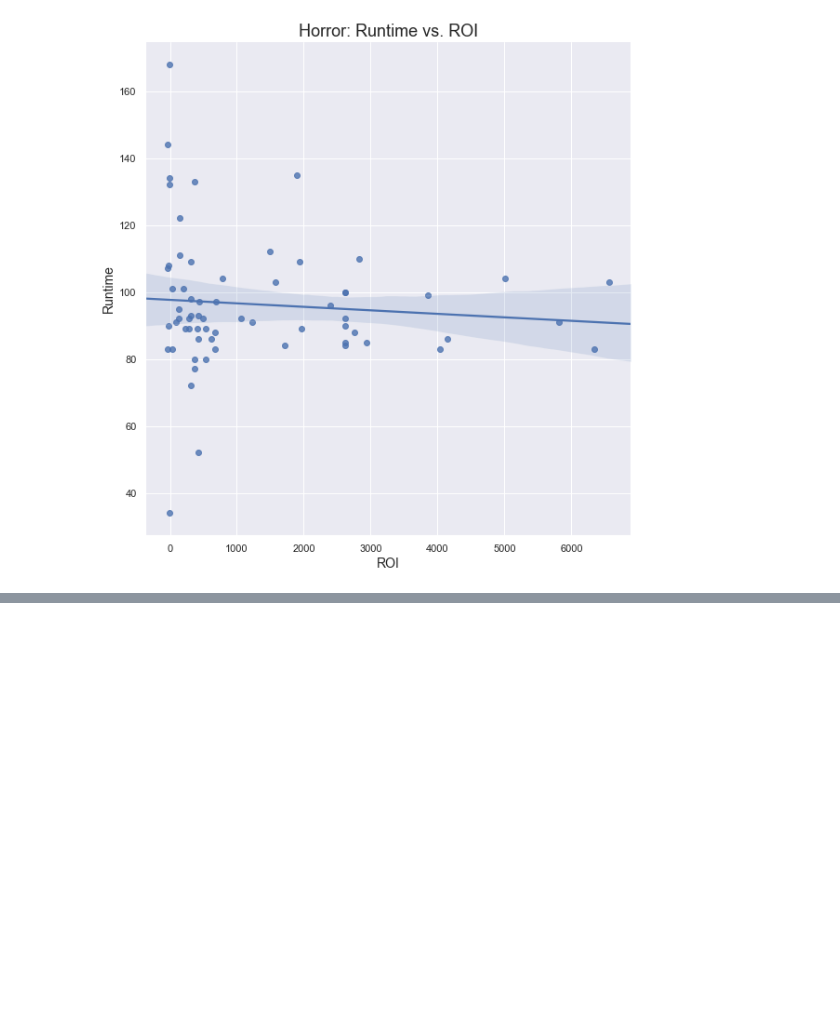
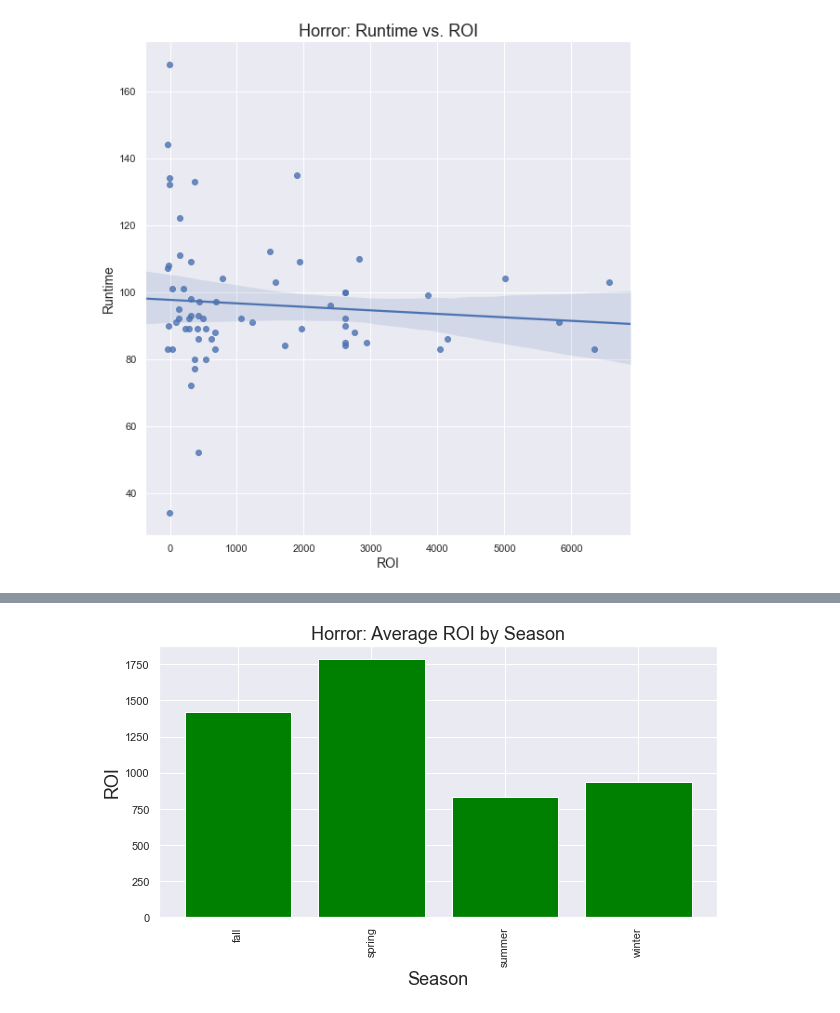
Before and after one commit to christiantsui/Movie-Data-Exploratory-Analysis, a Jupyter notebook: student.ipynb, the cells around one changed output, grey strips where cells are left out. Cells and saved outputs as stored; diff of their text form; code cells hidden in the pictures; blank space fills up the shorter version.

```diff
--- a/student.ipynb
+++ b/student.ipynb
@@ -431,0 +460,3 @@ runtime_horror_df.describe()
+# %%
+# Adding a new column for 'month'
+runtime_horror_df['month'] = runtime_horror_df['release_date'].dt.month
@@ -431,0 +489,13 @@ runtime_horror_df.describe()
+# %%
+# If the month is between 9 and 11 it is 'fall'
+runtime_horror_df.loc[(runtime_horror_df['month'] <= 11) & (runtime_horror_df['month'] >= 9), 'season'] = 'fall'
+
+# If the month is between 12 and 2 it is 'winter'
+runtime_horror_df.loc[(runtime_horror_df['month'] == 12), 'season'] = 'winter'
+runtime_horror_df.loc[runtime_horror_df['month'] <=2, 'season'] = 'winter'
+
+# If the month is between 3 and 5 it is 'spring'
+runtime_horror_df.loc[(runtime_horror_df['month'] >= 3) & (runtime_horror_df['month'] <= 5), 'season'] = 'spring'
+
+# If the month is between 6 and 8 it is 'summer'
+runtime_horror_df.loc[(runtime_horror_df['month'] <= 8) & (runtime_horror_df['month'] >= 6), 'season'] = 'summer'
@@ -431,0 +541,2 @@ runtime_horror_df.describe()
+# %%
+roi_by_season = runtime_horror_df.groupby(['season'])['roi'].mean()
@@ -517,0 +567,17 @@ imdb_runtime
+# %%
+# Create bar plot using MatPltLib
+y = roi_by_season
+x = y.index
+
+figure, ax = plt.subplots(figsize = (10,5))
+
+# Set Labels
+ax.set_title('Horror: Average ROI by Season', fontsize=18)
+ax.set_xlabel('Season', fontsize=18)
+ax.set_ylabel('ROI', fontsize=18)
+plt.xticks(rotation=90)
+
+# Plot
+ax.bar(x, y, color='green');
+# %% [output]
+[figure, added]
```
Also changed, not shown: parts of 70 cells of this notebook.
